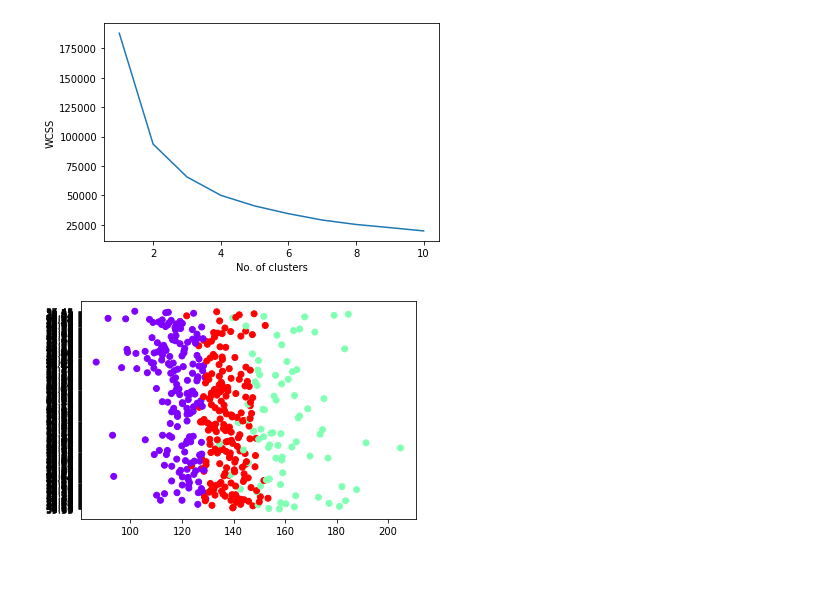
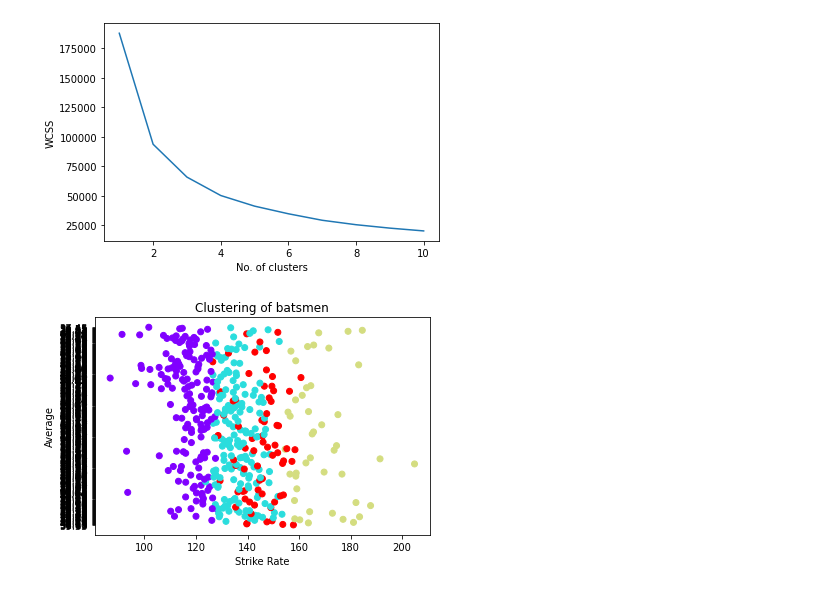
Before and after one commit to Atta1989/Nov_21_Session_1, a Jupyter notebook: kmeansclustering.ipynb, the cells around one changed output. Cells and saved outputs as stored; diff of their text form; code cells hidden in the pictures.

```diff
--- a/kmeansclustering.ipynb
+++ b/kmeansclustering.ipynb
@@ -69,10 +69,11 @@ X = df[["SR","Avg"]].values
 WCSS = []
 
 for i in range(1,11):
-    kmeans = KMeans(n_clusters=i)
+    kmeans = KMeans(n_init=10,n_clusters=i)
     kmeans.fit(X)
     WCSS.append(kmeans.inertia_)
 
+# Plotting the elbow method graph
 plt.plot(range(1,11),WCSS)
 plt.xlabel("No. of clusters")
 plt.ylabel("WCSS")
@@ -80,10 +81,13 @@ plt.show()
 # %% [output]
 [figure]
 # %%
-kmeans=KMeans(n_clusters=3)
-kmeans.fit(X)
+kmeans=KMeans(n_clusters=4)
+y_kmeans=kmeans.fit(X)
 # Plotting half of the data
-plt.scatter(X[:,0],X[:,1],c=kmeans.labels_,cmap="rainbow")
+plt.scatter(X[:,0],X[:,1],c=y_kmeans.labels_,cmap='rainbow')
+plt.xlabel("Strike Rate")
+plt.ylabel("Average")
+plt.title("Clustering of batsmen")
 plt.show()
 # %% [output]
-[figure, old version]
+[figure, new version]
```
